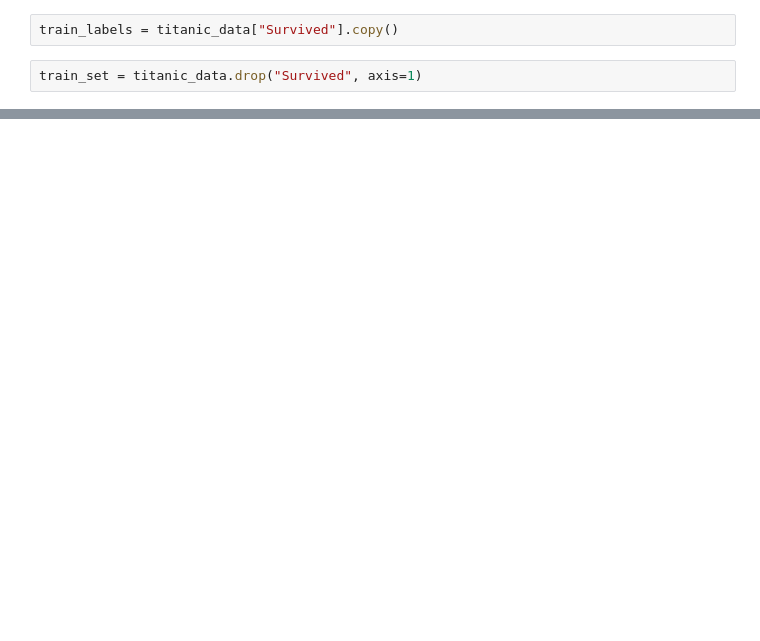
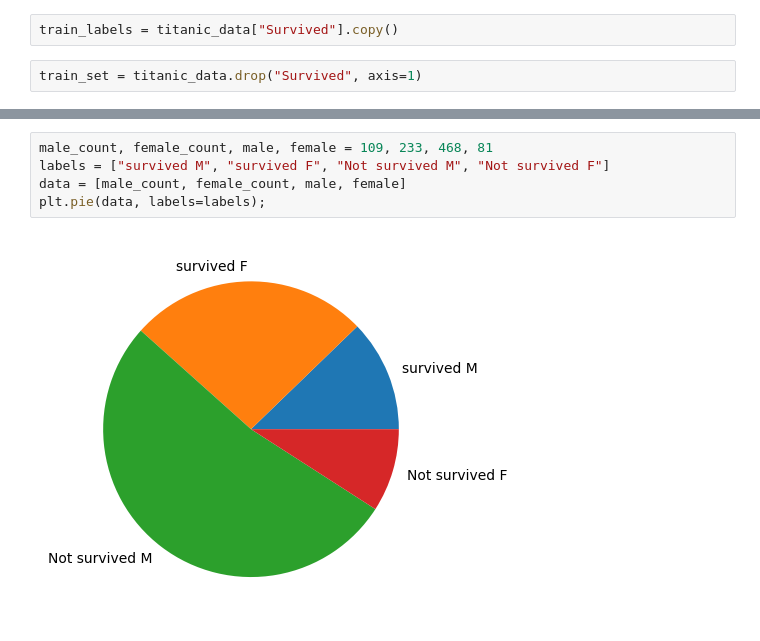
Before and after one commit to hoipranav/ML-Projects, a Jupyter notebook: Titanic Survival Prediction/Model_built.ipynb, the cells around one changed output, grey strips where cells are left out. Saved outputs shown, nothing was run; the diff lists cells and outputs as text; blank space fills up the shorter version.

```diff
--- a/Titanic Survival Prediction/Model_built.ipynb
+++ b/Titanic Survival Prediction/Model_built.ipynb
@@ -61,0 +152,7 @@ memory usage: 76.7+ KB
+# %%
+male_count, female_count, male, female = 109, 233, 468, 81
+labels = ["survived M", "survived F", "Not survived M", "Not survived F"]
+data = [male_count, female_count, male, female]
+plt.pie(data, labels=labels);
+# %% [output]
+[figure, added]
```
Also changed, not shown: parts of 17 cells of this notebook.
